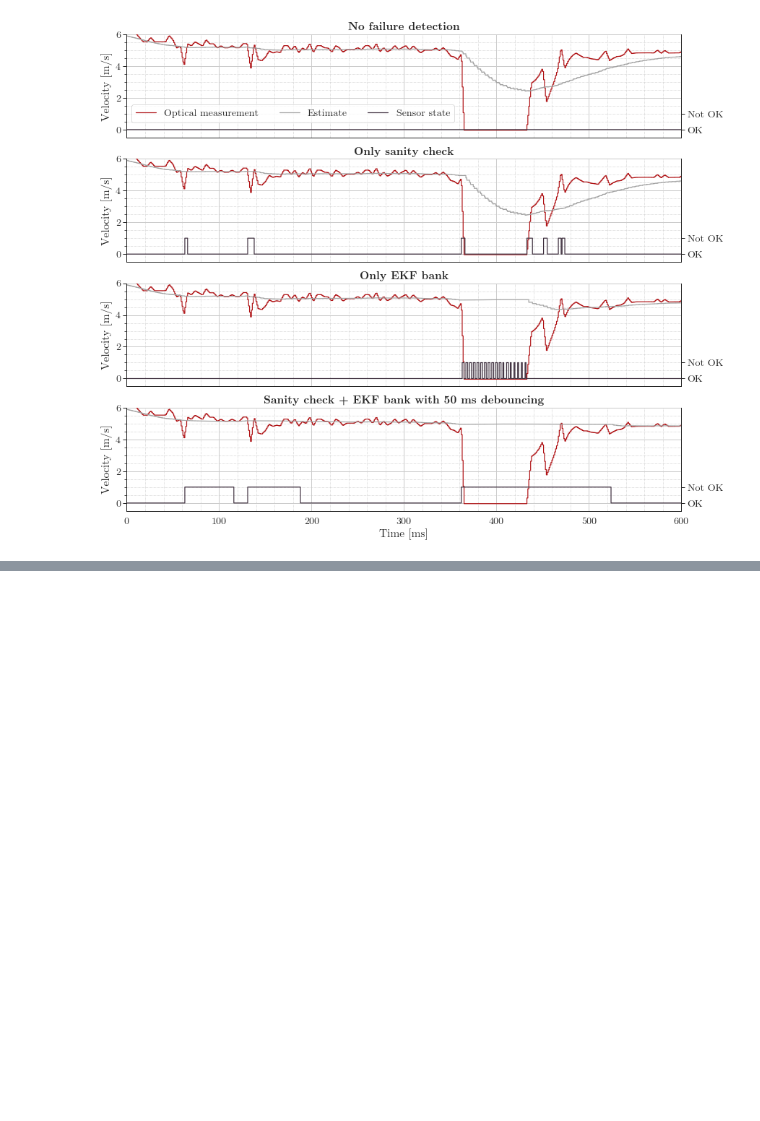
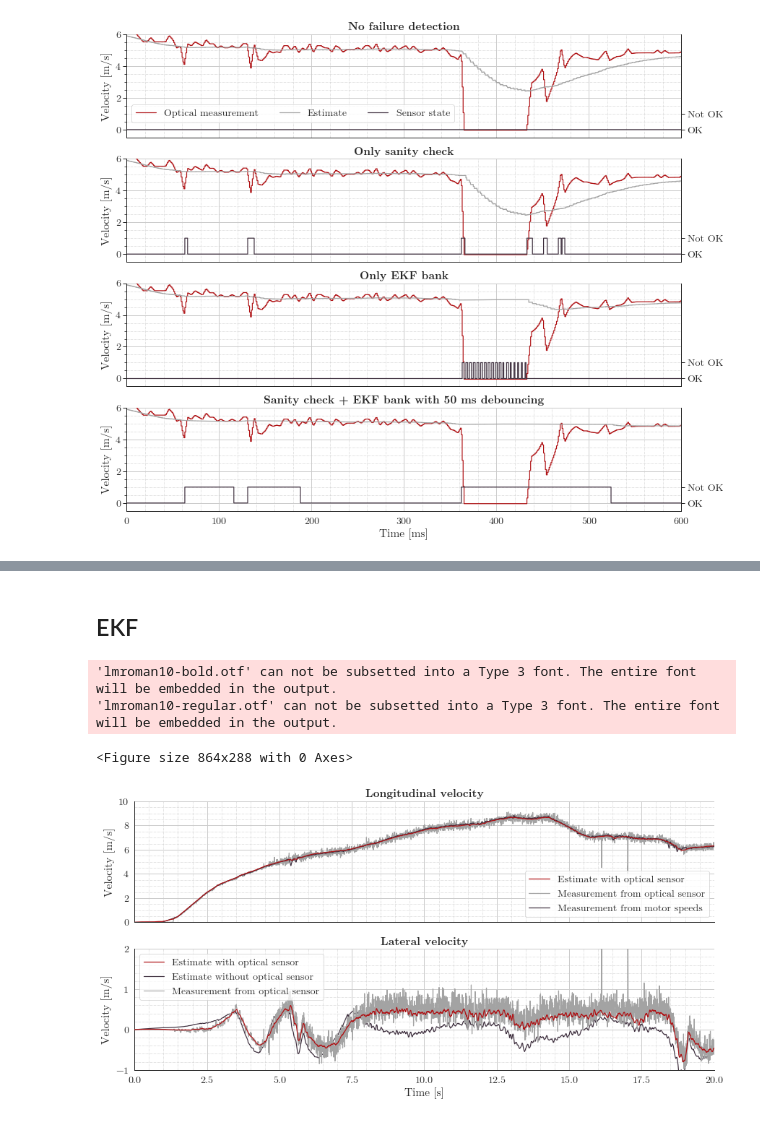
Before and after one commit to DominikStiller/dhbw-t3100, a Jupyter notebook: T3100.ipynb, the cells around one changed output, grey strips where cells are left out. Drawn from its saved outputs; the diff is of its cells as text; code cells hidden in the pictures; blank space fills up the shorter version.

```diff
--- a/T3100.ipynb
+++ b/T3100.ipynb
@@ -395,0 +377,53 @@ plot_nssr_full()
+# %% [markdown]
+## EKF
+# %%
+def plot_ekf_velocities():
+    plt.figure(figsize=[12, 4])
+
+    data = load_results("ekf_noheading", [
+        "x_x", "x_y", "x_vx", "x_vy", "x_psi", "x_dpsi",
+        "z_x", "z_y", "z_vx_sfii", "z_vy_sfii", "z_vx_gps", "z_vx_wheels", "z_psi", "z_dpsi",
+        "res_x", "res_y", "res_vx_sfii", "res_vy_sfii", "res_vx_gps", "res_vx_wheels", "res_psi", "res_dpsi",
+    ])
+    data_nosfii = load_results("ekf_nosfii", [
+        "x_x", "x_y", "x_vx", "x_vy", "x_psi", "x_dpsi",
+        "z_x", "z_y", "z_vx_sfii", "z_vy_sfii", "z_vx_gps", "z_vx_wheels", "z_psi", "z_dpsi",
+        "res_x", "res_y", "res_vx_sfii", "res_vy_sfii", "res_vx_gps", "res_vx_wheels", "res_psi", "res_dpsi",
+    ])
+
+    _, axs = plt.subplots(2, 1, sharex=True, figsize=[12, 3*2])
+
+    # v_x
+    ax = axs[0]
+    ax.plot(data['time'], data["x_vx"], label=r"Estimate with optical sensor", zorder=5)
+    ax.plot(data['time'], data["z_vx_sfii"], label=r"Measurement from optical sensor")
+    ax.plot(data['time'], data["z_vx_wheels"], label=r"Measurement from motor speeds")
+
+    ax.legend(loc="lower right")
+    ax.set_ylim([0, 10])
+    ax.set_ylabel('Velocity [m/s]')
+    ax.set_title("Longitudinal velocity")
+
+    # v_y
+    ax = axs[1]
+    ax.plot(data['time'], data["x_vy"], label=r"Estimate with optical sensor", zorder=5)
+    ax.plot(data['time'], data_nosfii["x_vy"], label=r"Estimate without optical sensor", color="C2")
+    ax.plot(data['time'], data["z_vy_sfii"], label=r"Measurement from optical sensor", color="C1")
+
+    ax.legend()
+    ax.set_ylim([-1, 2])
+    ax.set_ylabel('Velocity [m/s]')
+    ax.set_title("Lateral velocity")
+
+    ax.set_xlim([0, 20])
+    ax.set_xlabel('Time [s]')
+
+    format(axs, space_factor=2)
+    save('ekf_velocities')
+
+plot_ekf_velocities()
+# %% [output]
+'lmroman10-bold.otf' can not be subsetted into a Type 3 font. The entire font will be embedded in the output.
+'lmroman10-regular.otf' can not be subsetted into a Type 3 font. The entire font will be embedded in the output.
+<Figure size 864x288 with 0 Axes>
+[figure, added]
```
Also changed, not shown: parts of 6 cells of this notebook, 25 other files.
